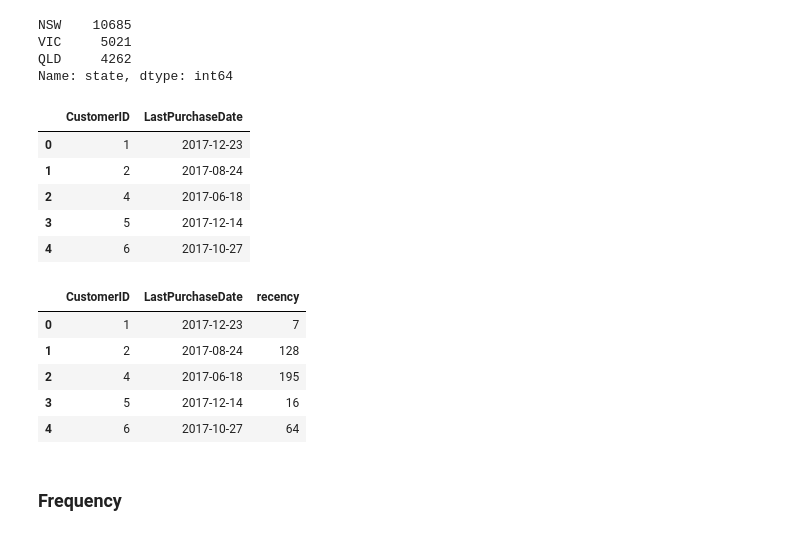
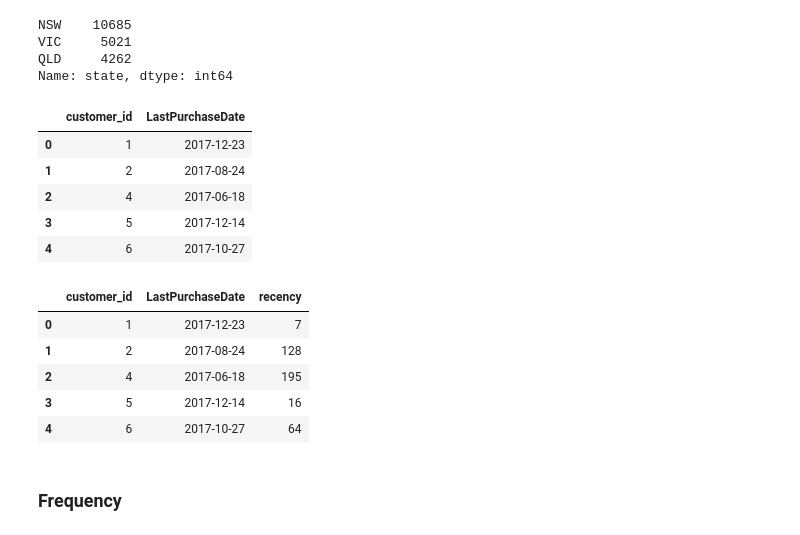
Before and after one commit to yypserena/KPMG_virtual_data_analytics_task, a Jupyter notebook: KPMG_virtual_RFM analysis.ipynb, the cells around one changed output. Cells and saved outputs as stored; diff of their text form; code cells hidden in the pictures.

```diff
--- a/KPMG_virtual_RFM analysis.ipynb
+++ b/KPMG_virtual_RFM analysis.ipynb
@@ -135,10 +135,10 @@ QLD     4262
 Name: state, dtype: int64
 # %%
 recency_aus = df.groupby(['customer_id'], as_index = False)['transaction_date'].max()
-recency_aus.columns = ['CustomerID', 'LastPurchaseDate']
+recency_aus.columns = ['customer_id', 'LastPurchaseDate']
 recency_aus.head()
 # %% [output]
-|  | CustomerID | LastPurchaseDate |
+|  | customer_id | LastPurchaseDate |
 | 0 | 1 | 2017-12-23 |
 | 1 | 2 | 2017-08-24 |
 | 2 | 4 | 2017-06-18 |
@@ -150,7 +150,7 @@ recent_date = recency_aus['LastPurchaseDate'].max()
 recency_aus['recency'] = recency_aus['LastPurchaseDate'].apply(lambda x: (recent_date - x).days)
 recency_aus.head()
 # %% [output]
-|  | CustomerID | LastPurchaseDate | recency |
+|  | customer_id | LastPurchaseDate | recency |
 | 0 | 1 | 2017-12-23 | 7 |
 | 1 | 2 | 2017-08-24 | 128 |
 | 2 | 4 | 2017-06-18 | 195 |
```
Also changed, not shown: parts of 29 cells of this notebook.
